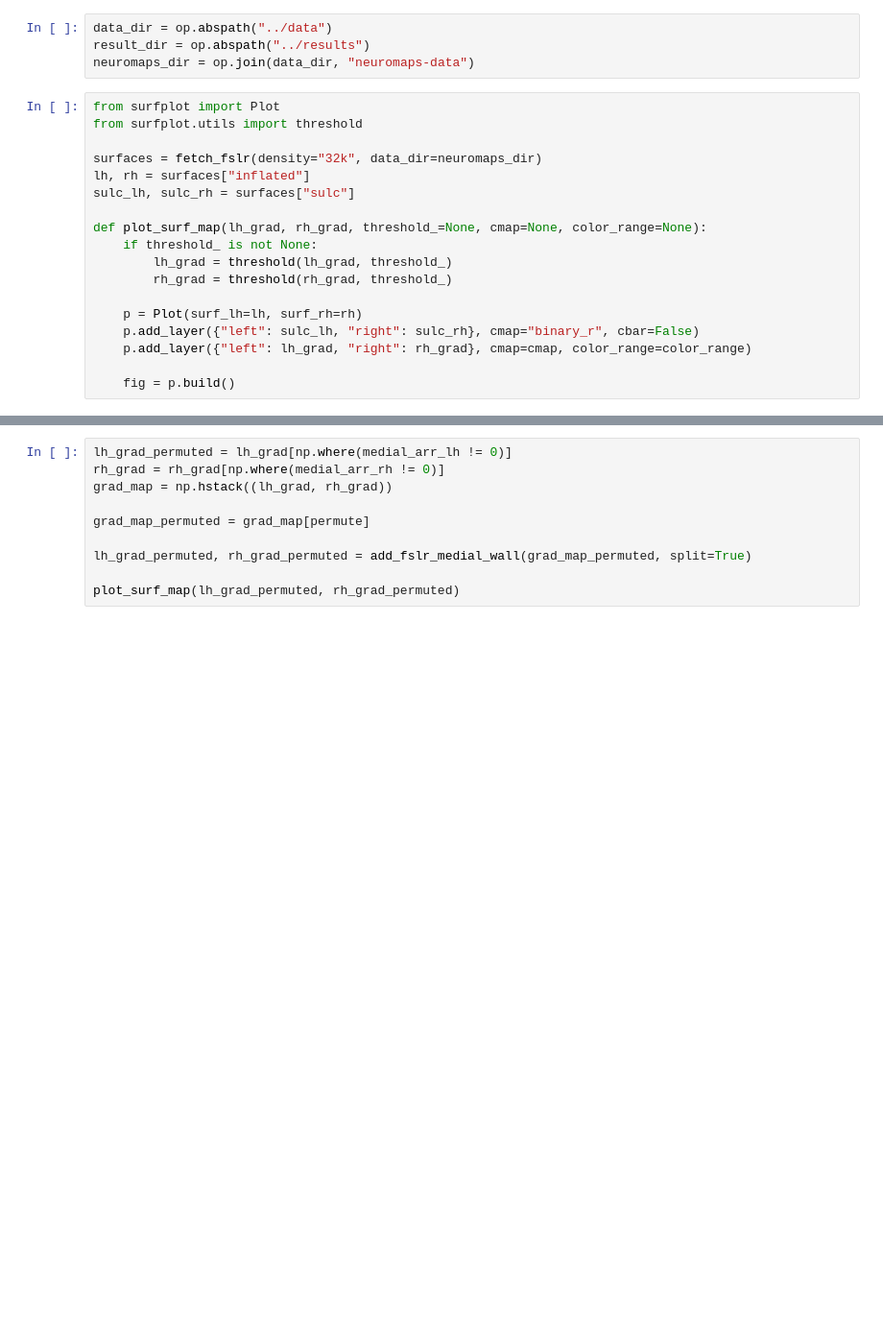
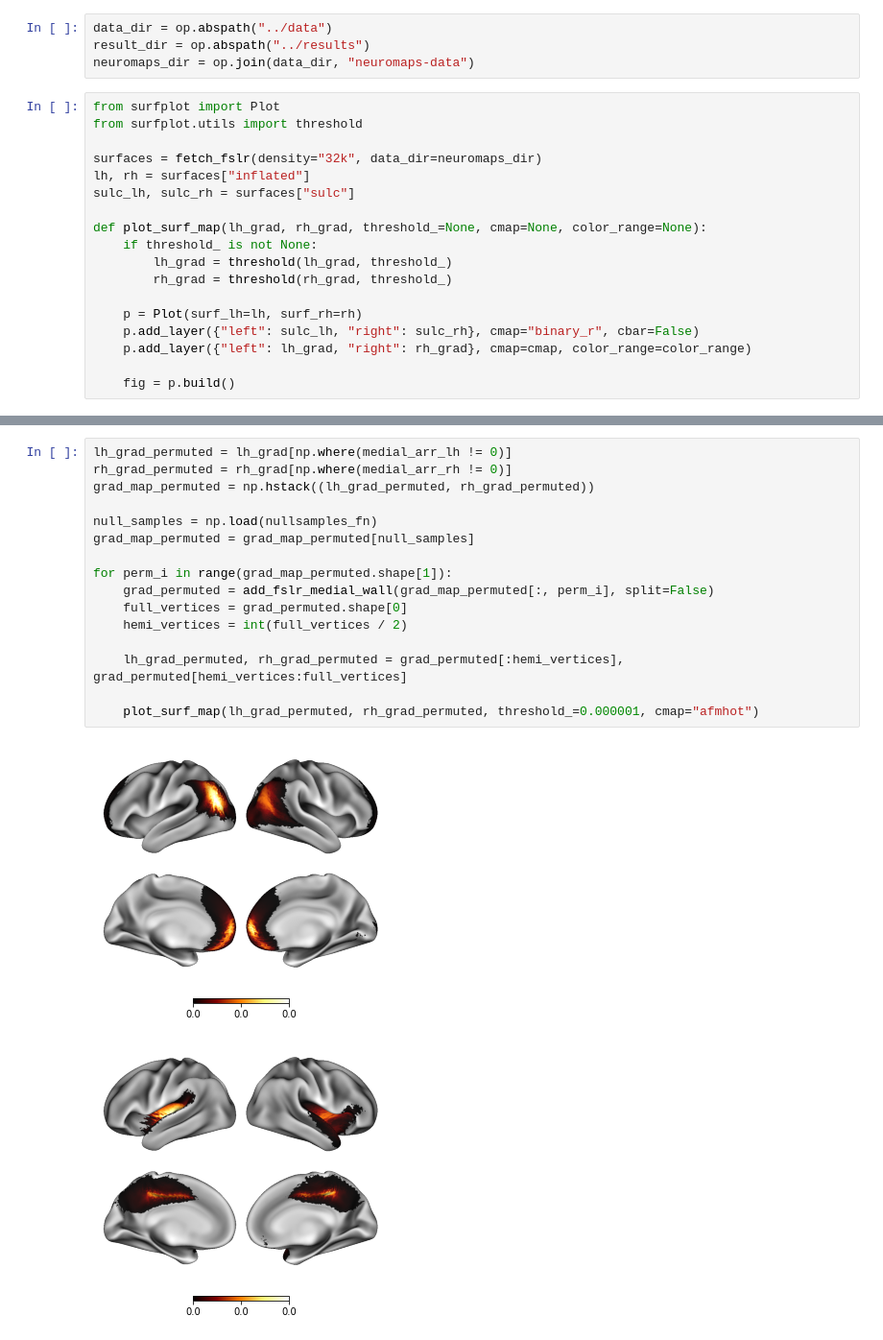
Before and after one commit to NBCLab/gradient-decoding, a Jupyter notebook: figures/spin_permute.ipynb, the cells around one changed output, grey strips where cells are left out. Shown: that part at 96% size. Drawn from its saved outputs; the diff is of its cells as text; blank space fills up the shorter version.

```diff
--- a/figures/spin_permute.ipynb
+++ b/figures/spin_permute.ipynb
@@ -62,10 +87,19 @@ plot_surf_map(lh_grad, lh_grad)
 # %%
 lh_grad_permuted = lh_grad[np.where(medial_arr_lh != 0)]
-rh_grad = rh_grad[np.where(medial_arr_rh != 0)]
-grad_map = np.hstack((lh_grad, rh_grad))
+rh_grad_permuted = rh_grad[np.where(medial_arr_rh != 0)]
+grad_map_permuted = np.hstack((lh_grad_permuted, rh_grad_permuted))
 
-grad_map_permuted = grad_map[permute]
+null_samples = np.load(nullsamples_fn)
+grad_map_permuted = grad_map_permuted[null_samples]
 
-lh_grad_permuted, rh_grad_permuted = add_fslr_medial_wall(grad_map_permuted, split=True)
+for perm_i in range(grad_map_permuted.shape[1]):
+    grad_permuted = add_fslr_medial_wall(grad_map_permuted[:, perm_i], split=False)
+    full_vertices = grad_permuted.shape[0]
+    hemi_vertices = int(full_vertices / 2)
 
-plot_surf_map(lh_grad_permuted, rh_grad_permuted)
+    lh_grad_permuted, rh_grad_permuted = grad_permuted[:hemi_vertices], grad_permuted[hemi_vertices:full_vertices]
+
+    plot_surf_map(lh_grad_permuted, rh_grad_permuted, threshold_=0.000001, cmap="afmhot")
+# %% [output]
+[figure, added]
+[figure, added]
```
Also changed, not shown: parts of 10 cells of this notebook.
